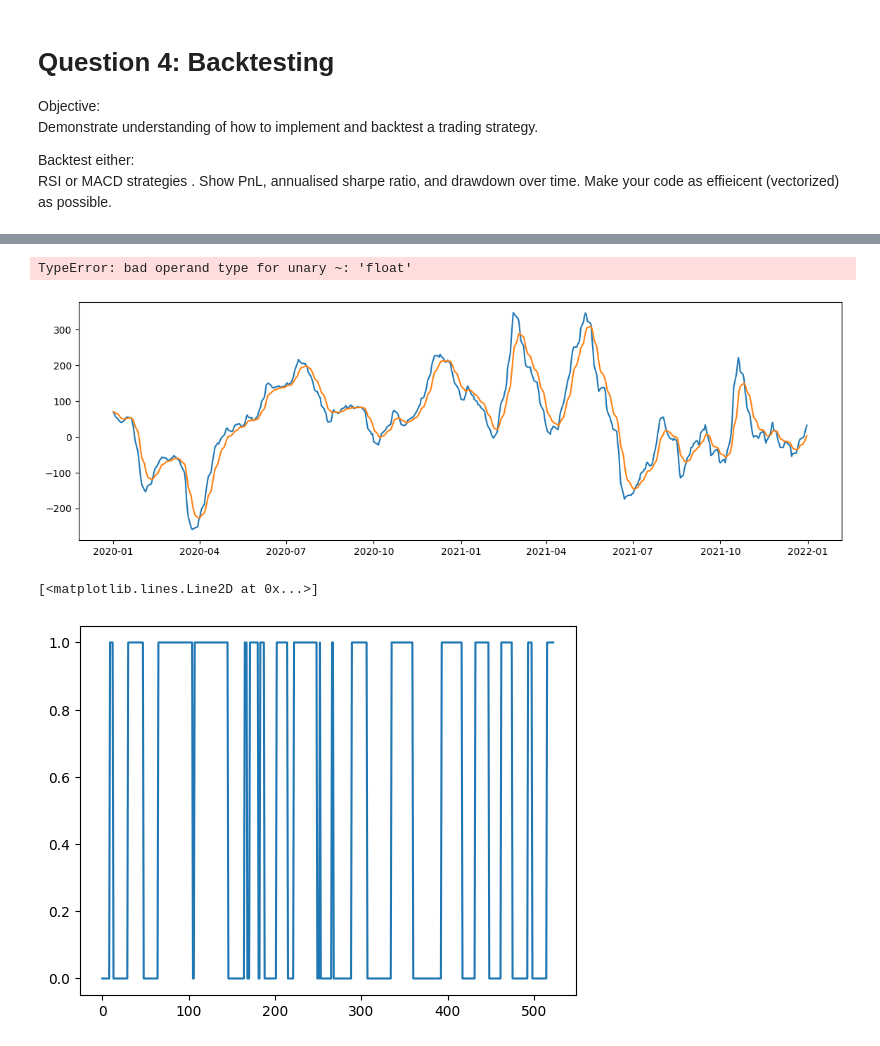
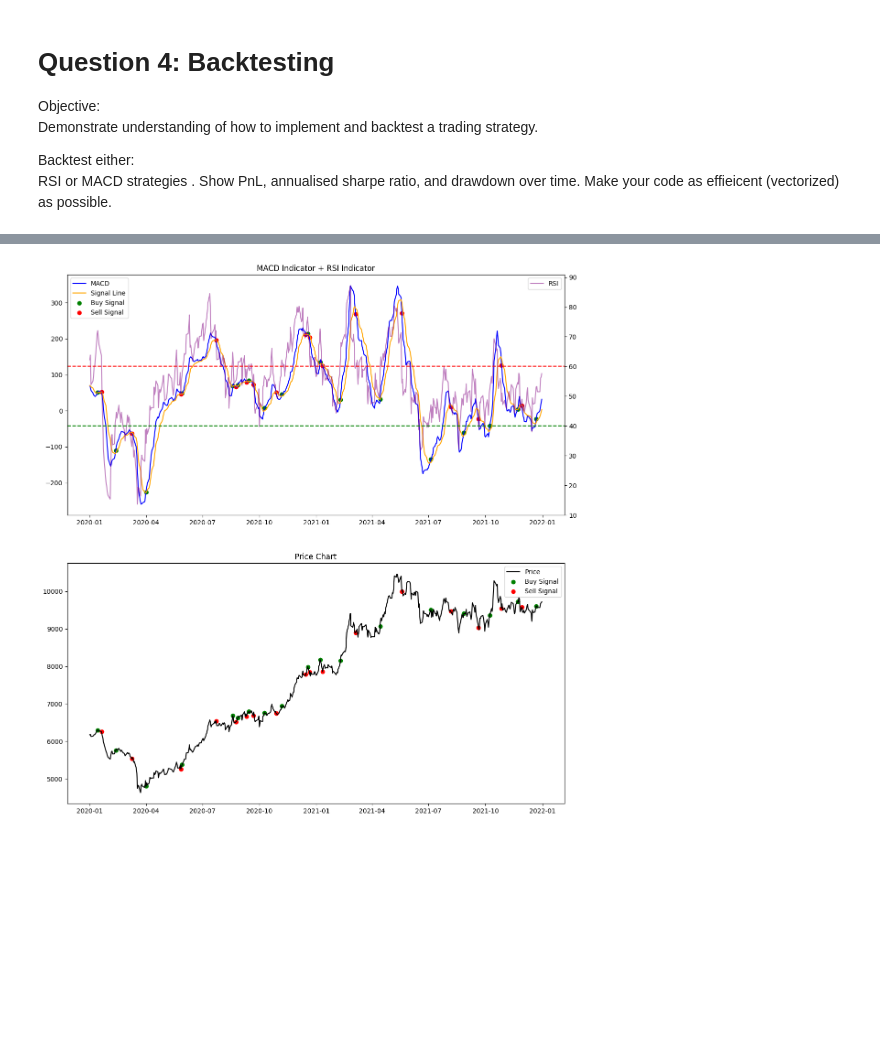
Before and after one commit to elena-faillace/OilDesk-Intern-Assessment, a Jupyter notebook: solutions/question4.ipynb, the cells around one changed output, grey strips where cells are left out. Saved outputs shown, nothing was run; the diff lists cells and outputs as text; code cells hidden in the pictures; blank space fills up the shorter version.

Commit message:
strategy simulation implemented

```diff
--- a/solutions/question4.ipynb
+++ b/solutions/question4.ipynb
@@ -74,36 +74,32 @@ Finished execution of get_metal_data in 0.00 seconds.
 523 rows × 5 columns
 # %%
 fig = plt.figure(figsize=(14, 15))
-grid = fig.add_gridspec(nrows=3, ncols=1)
+grid = fig.add_gridspec(nrows=2, ncols=1)
 
 ax = fig.add_subplot(grid[0, 0])
-ax.plot(df['Date'], df['MACD'], label='MACD')
+
+ax.plot(df['Date'], df['MACD'], label='MACD', color='blue')
 signal = df['MACD'].ewm(span=9, adjust=False).mean()
-ax.plot(df['Date'], signal, label='Signal Line')
+ax.plot(df['Date'], signal, label='Signal Line', color='orange')
 mask_MACD_above_signal = df['MACD'] > signal
-mask_MACD_corsses_signal =
-ax.scatter(df['Date'][mask_MACD_corsses_signal], df['MACD'][mask_MACD_corsses_signal], color='green', label='Buy Signal')
-ax.legend()
-ax.set_title('MACD Indicator')
+mask_MACD_corsses_signal = mask_MACD_above_signal.astype(int).diff()
+ax.scatter(df['Date'][mask_MACD_corsses_signal>0], df['MACD'][mask_MACD_corsses_signal>0], color='green', label='Buy Signal')
+ax.scatter(df['Date'][mask_MACD_corsses_signal<0], df['MACD'][mask_MACD_corsses_signal<0], color='red', label='Sell Signal')
+ax.legend(loc='upper left')
+ax = ax.twinx()
+ax.plot(df['Date'], df['RSI'], label='RSI', color='purple', alpha=0.5)
+ax.axhline(60, color='red', linestyle='--')
+ax.axhline(40, color='green', linestyle='--')
+ax.legend(loc='upper right')
+ax.set_title('MACD Indicator + RSI Indicator')
 
 ax = fig.add_subplot(grid[1, 0])
 ax.plot(df['Date'], df['Price'], label='Price', color='black')
+ax.scatter(df['Date'][mask_MACD_corsses_signal>0], df['Price'][mask_MACD_corsses_signal>0], color='green', label='Buy Signal')
+ax.scatter(df['Date'][mask_MACD_corsses_signal<0], df['Price'][mask_MACD_corsses_signal<0], color='red', label='Sell Signal')
 ax.legend()
 ax.set_title('Price Chart')
 
-ax = fig.add_subplot(grid[2, 0])
-ax.plot(df['Date'], df['RSI'], label='RSI')
-ax.axhline(60, color='red', linestyle='--')
-ax.axhline(40, color='green', linestyle='--')
-ax.legend()
-
 plt.show()
 # %% [output]
-TypeError: bad operand type for unary ~: 'float'
-[figure, old version]
+[figure, new version]
-# %%
-# Backtest a strategy
-plt.plot(mask_MACD_above_signal)
-# %% [output]
-[<matplotlib.lines.Line2D at 0x...>]
-[figure, removed]
```
Also changed, not shown: parts of 2 cells of this notebook.
